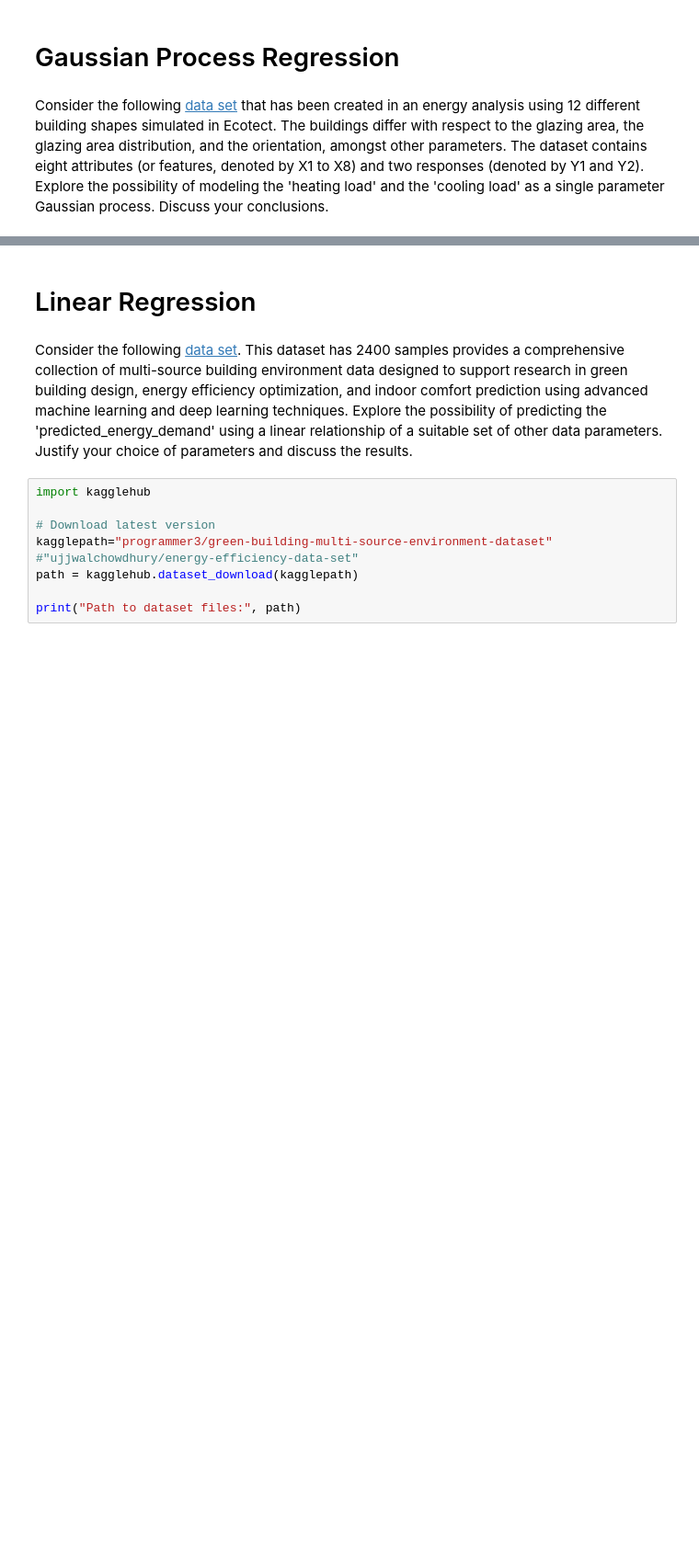
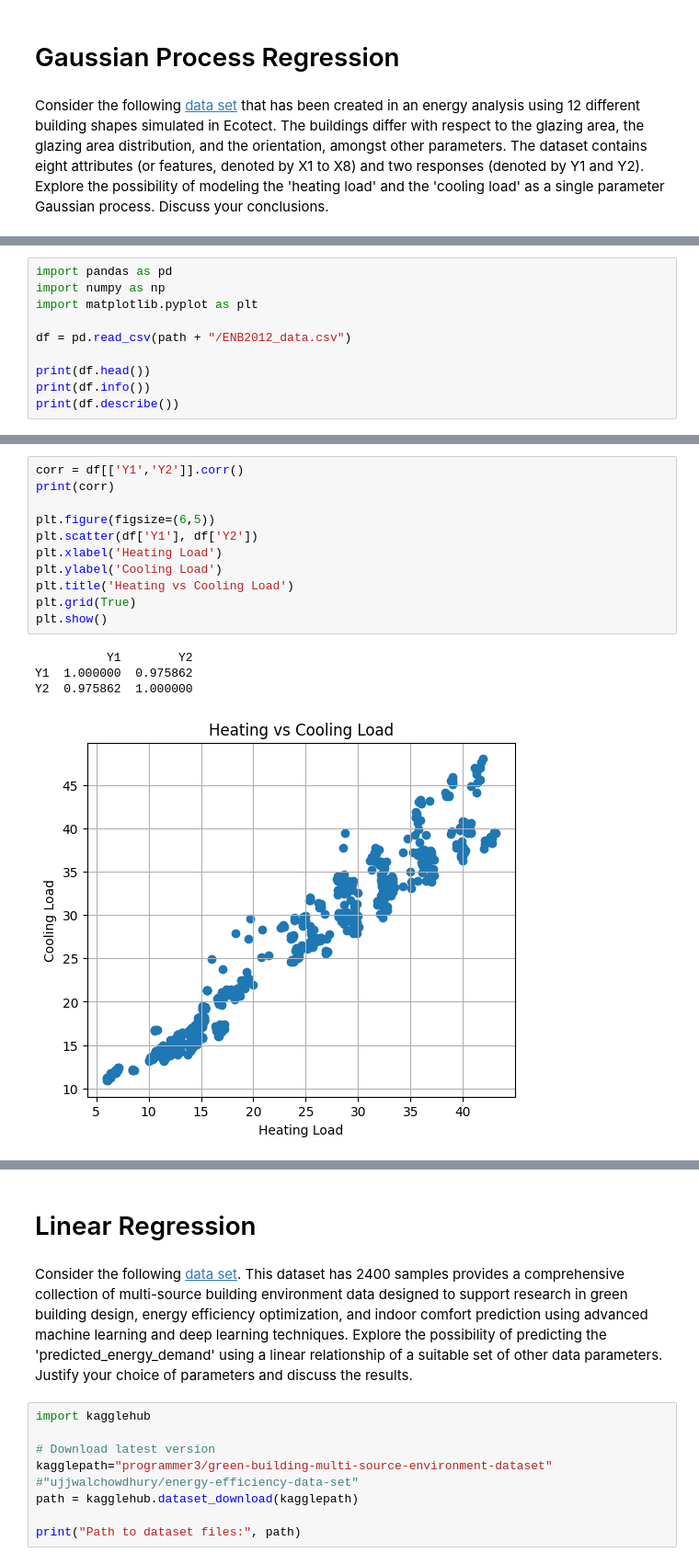
Before and after one commit to Sachith308/Statistical-Learning-e23308, a Jupyter notebook: gpr_lr_assignment.ipynb, the cells around one changed output, grey strips where cells are left out. Shown at 92% size. Saved outputs shown, nothing was run; the diff lists cells and outputs as text; blank space fills up the shorter version.

```diff
--- a/gpr_lr_assignment.ipynb
+++ b/gpr_lr_assignment.ipynb
@@ -19,0 +27,10 @@ df2=pd.read_csv(path+"/ENB2012_data.csv")
+# %%
+import pandas as pd
+import numpy as np
+import matplotlib.pyplot as plt
+
+df = pd.read_csv(path + "/ENB2012_data.csv")
+
+print(df.head())
+print(df.info())
+print(df.describe())
@@ -19,0 +55,16 @@ df2=pd.read_csv(path+"/ENB2012_data.csv")
+# %%
+corr = df[['Y1','Y2']].corr()
+print(corr)
+
+plt.figure(figsize=(6,5))
+plt.scatter(df['Y1'], df['Y2'])
+plt.xlabel('Heating Load')
+plt.ylabel('Cooling Load')
+plt.title('Heating vs Cooling Load')
+plt.grid(True)
+plt.show()
+# %% [output]
+          Y1        Y2
+Y1  1.000000  0.975862
+Y2  0.975862  1.000000
+[figure, added]
```
Also changed, not shown: parts of 28 cells of this notebook.
